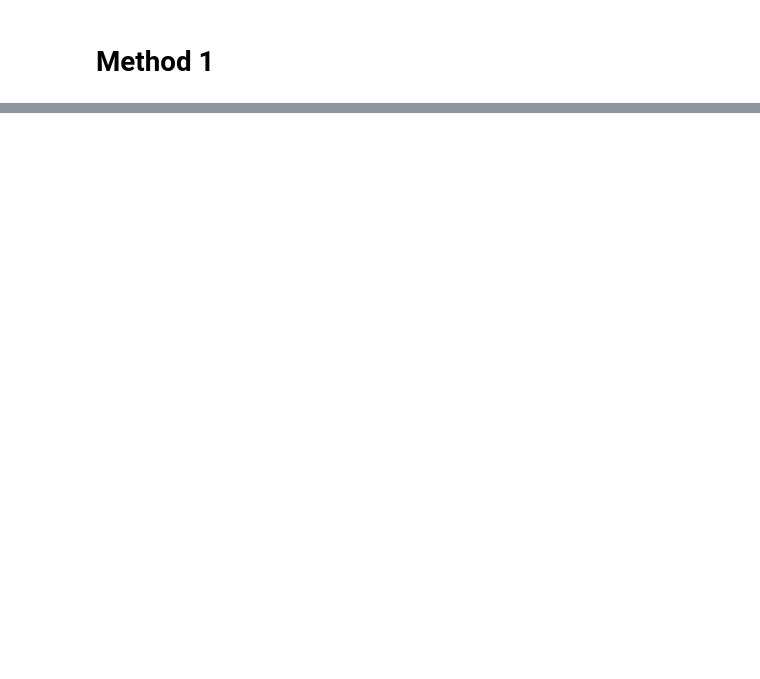
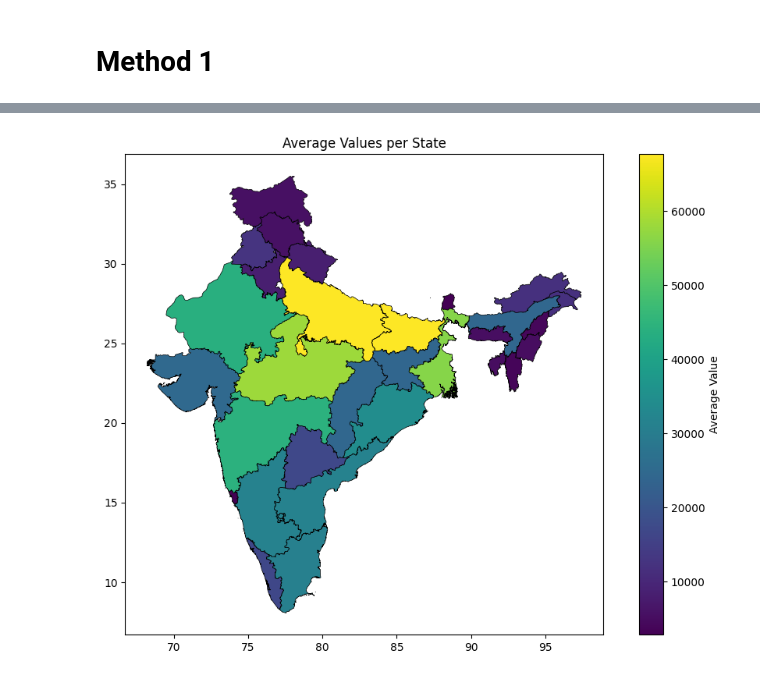
Before and after one commit to Priya-M25/Oofy-hack, a Jupyter notebook: hackofest.ipynb, the cells around one changed output, grey strips where cells are left out. Cells and saved outputs as stored; diff of their text form; code cells hidden in the pictures; blank space fills up the shorter version.

```diff
--- a/hackofest.ipynb
+++ b/hackofest.ipynb
@@ -82,0 +356,31 @@ if __name__ == '_main_':
+# %%
+import geopandas as gpd
+import matplotlib.pyplot as plt
+
+# Load the GeoJSON file with average values
+gdf = gpd.read_file('gadm41_IND_1_with_average.json')
+
+# Set the scale factor for brightness adjustment
+scale_factor = 0.5  # You can adjust this value as needed to increase or decrease brightness
+
+# Calculate the new vmin and vmax based on the scale factor
+vmin = gdf['average'].min()
+vmax = gdf['average'].max() * scale_factor
+
+# Create a figure and axis
+fig, ax = plt.subplots(figsize=(12, 8))
+
+# Plot the GeoDataFrame on the axis, using the 'average' column for coloring
+gdf.plot(column='average', ax=ax, legend=True, cmap='viridis', edgecolor='black', linewidth=0.5, vmin=vmin, vmax=vmax)
+
+# Add title
+plt.title('Average Values per State')
+
+# Add labels for colorbar
+cbar = ax.get_figure().get_axes()[1]
+cbar.set_ylabel('Average Value')
+
+# Show the plot
+plt.show()
+# %% [output]
+[figure, added]
```
Also changed, not shown: parts of 14 cells of this notebook.
